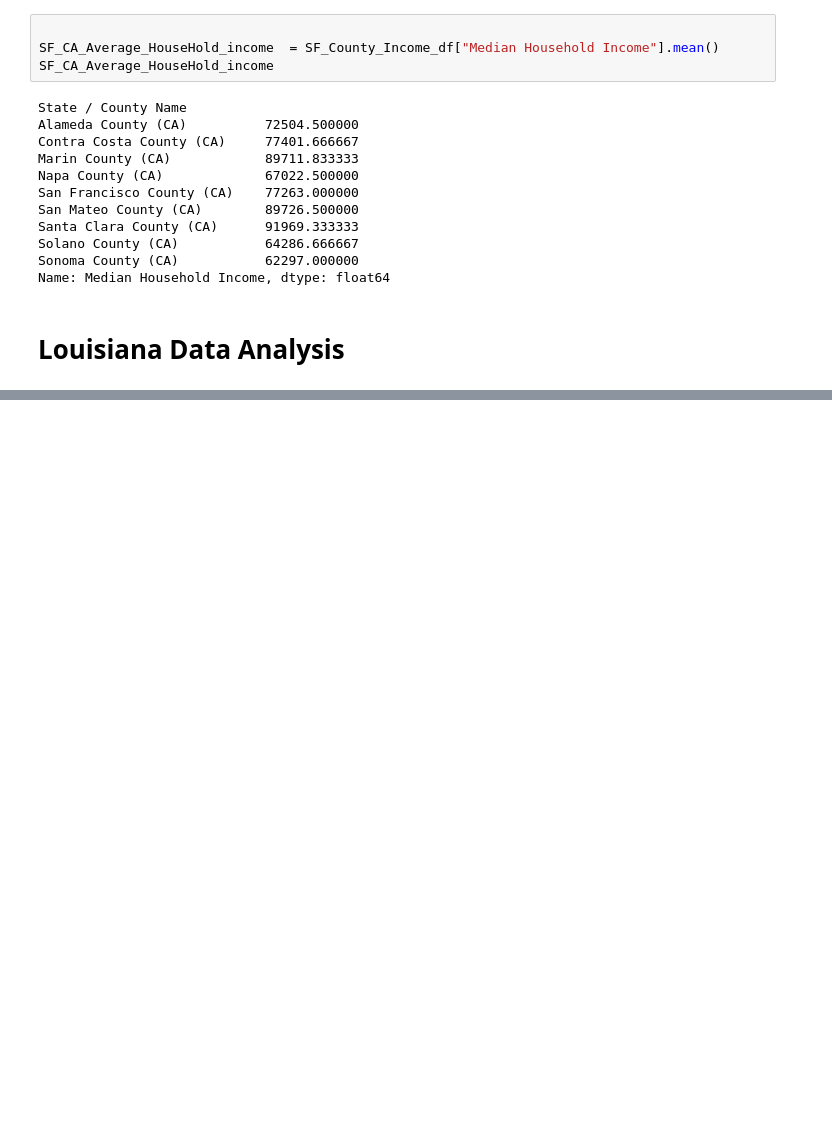
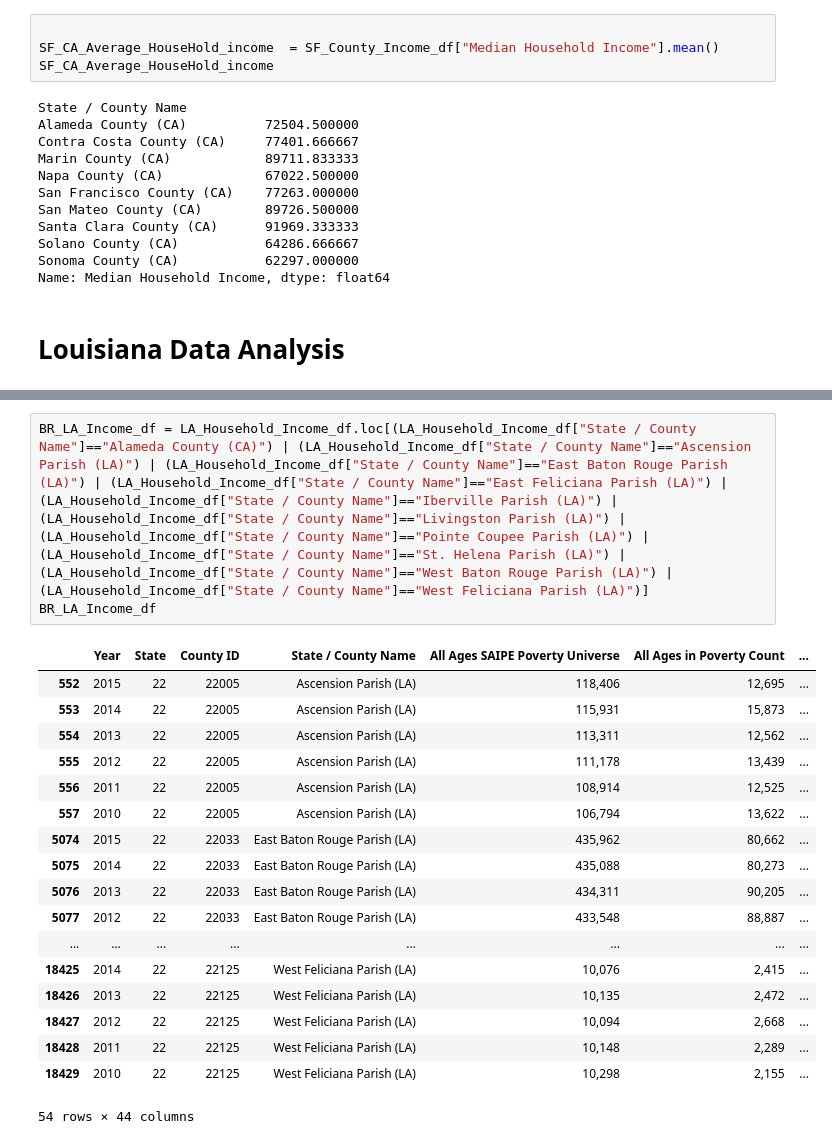
Before and after one commit to bripapp/green_city, a Jupyter notebook: Income.ipynb, the cells around one changed output, grey strips where cells are left out. Drawn from its saved outputs; the diff is of its cells as text; blank space fills up the shorter version.

```diff
--- a/Income.ipynb
+++ b/Income.ipynb
@@ -246,0 +286,22 @@ Name: Median Household Income, dtype: float64
+# %%
+BR_LA_Income_df = LA_Household_Income_df.loc[(LA_Household_Income_df["State / County Name"]=="Alameda County (CA)") | (LA_Household_Income_df["State / County Name"]=="Ascension Parish (LA)") | (LA_Household_Income_df["State / County Name"]=="East Baton Rouge Parish (LA)") | (LA_Household_Income_df["State / County Name"]=="East Feliciana Parish (LA)") | (LA_Household_Income_df["State / County Name"]=="Iberville Parish (LA)") | (LA_Household_Income_df["State / County Name"]=="Livingston Parish (LA)") | (LA_Household_Income_df["State / County Name"]=="Pointe Coupee Parish (LA)") | (LA_Household_Income_df["State / County Name"]=="St. Helena Parish (LA)") | (LA_Household_Income_df["State / County Name"]=="West Baton Rouge Parish (LA)") | (LA_Household_Income_df["State / County Name"]=="West Feliciana Parish (LA)")]
+BR_LA_Income_df
+# %% [output]
+|  | Year | State | County ID | State / County Name | All Ages SAIPE Poverty Universe | All Ages in Poverty Count | ... |
+| 552 | 2015 | 22 | 22005 | Ascension Parish (LA) | 118,406 | 12,695 | ... |
+| 553 | 2014 | 22 | 22005 | Ascension Parish (LA) | 115,931 | 15,873 | ... |
+| 554 | 2013 | 22 | 22005 | Ascension Parish (LA) | 113,311 | 12,562 | ... |
+| 555 | 2012 | 22 | 22005 | Ascension Parish (LA) | 111,178 | 13,439 | ... |
+| 556 | 2011 | 22 | 22005 | Ascension Parish (LA) | 108,914 | 12,525 | ... |
+| 557 | 2010 | 22 | 22005 | Ascension Parish (LA) | 106,794 | 13,622 | ... |
+| 5074 | 2015 | 22 | 22033 | East Baton Rouge Parish (LA) | 435,962 | 80,662 | ... |
+| 5075 | 2014 | 22 | 22033 | East Baton Rouge Parish (LA) | 435,088 | 80,273 | ... |
+| 5076 | 2013 | 22 | 22033 | East Baton Rouge Parish (LA) | 434,311 | 90,205 | ... |
+| 5077 | 2012 | 22 | 22033 | East Baton Rouge Parish (LA) | 433,548 | 88,887 | ... |
+| ... | ... | ... | ... | ... | ... | ... | ... |
+| 18425 | 2014 | 22 | 22125 | West Feliciana Parish (LA) | 10,076 | 2,415 | ... |
+| 18426 | 2013 | 22 | 22125 | West Feliciana Parish (LA) | 10,135 | 2,472 | ... |
+| 18427 | 2012 | 22 | 22125 | West Feliciana Parish (LA) | 10,094 | 2,668 | ... |
+| 18428 | 2011 | 22 | 22125 | West Feliciana Parish (LA) | 10,148 | 2,289 | ... |
+| 18429 | 2010 | 22 | 22125 | West Feliciana Parish (LA) | 10,298 | 2,155 | ... |
+54 rows × 44 columns
```
Also changed, not shown: parts of 3 cells of this notebook.
